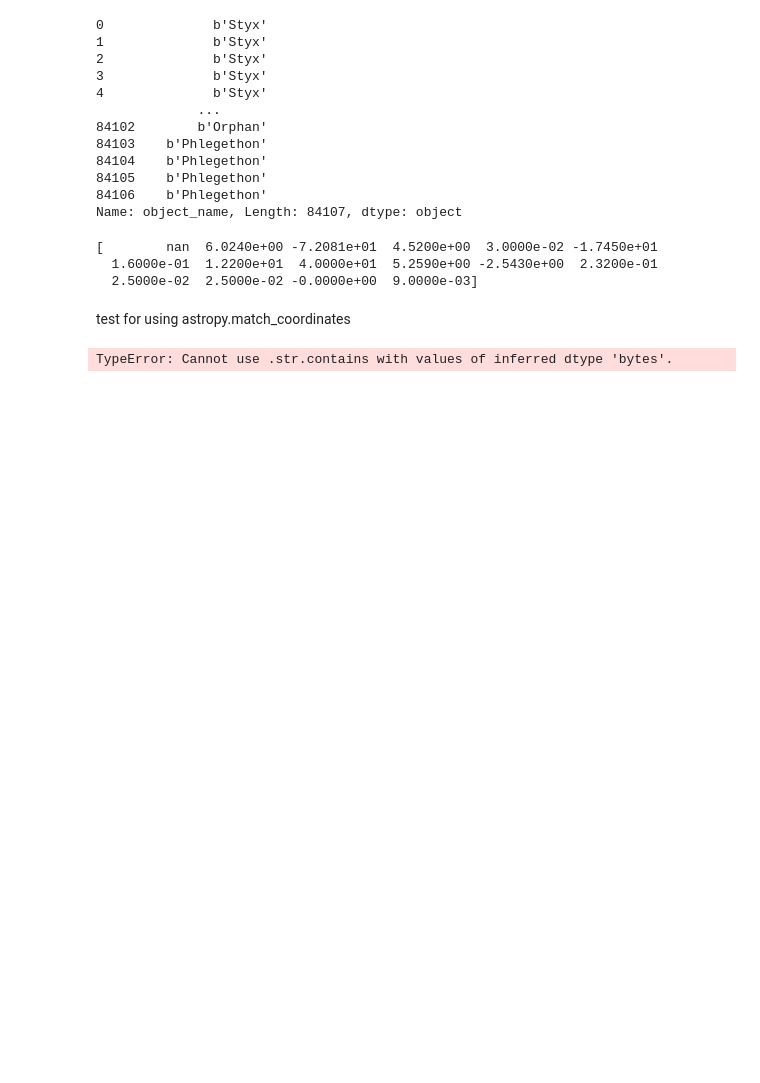
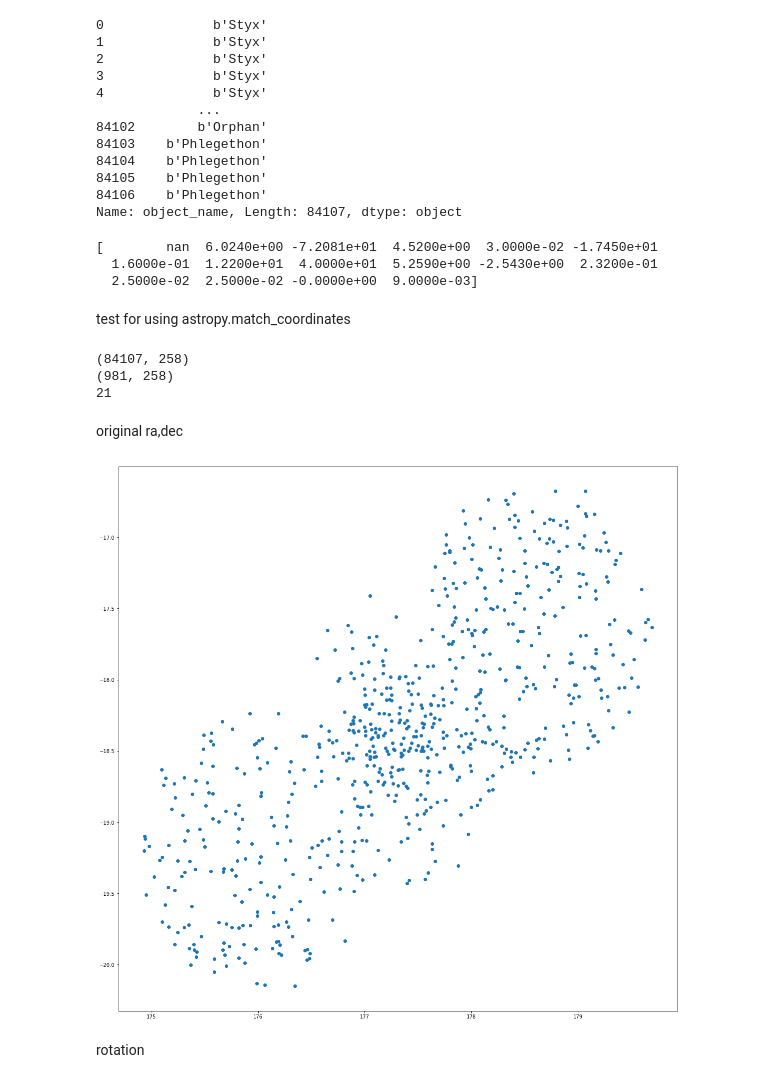
Before and after one commit to Yichengwang1999/Master_project_stellar_stream, a Jupyter notebook: cluster_finder.ipynb, the cells around one changed output. Cells and saved outputs as stored; diff of their text form; code cells hidden in the pictures; blank space fills up the shorter version.

```diff
--- a/cluster_finder.ipynb
+++ b/cluster_finder.ipynb
@@ -16,8 +17,8 @@ import numexpr
 # %%
 #import s5 data
-s5 = fits.open('s5cat_dr3_2.fits')
-data = np.array(s5[1].data)
-df = pd.DataFrame(data).reset_index(drop=True)
+hdul = fits.open('s5cat_dr3_2.fits')
+data = hdul[1].data
+df = pd.DataFrame(np.array(data).byteswap().newbyteorder()).reset_index(drop=True)
 print(df['object_name'])
 # %% [output]
 0              b'Styx'
@@ -138,23 +61,44 @@ cluster_candidate= [
 # %% [markdown]
 test for using astropy.match_coordinates
 # %%
-cluster_name = 'NGC1904'
+name = 'Crater2'
+cluster_name =[name]
+df = pd.DataFrame(np.array(data).byteswap().newbyteorder()).reset_index(drop=True)
+df['object_name']=df['object_name'].str.decode('utf-8').fillna(df['object_name'])
 
+print(df.shape)
+for count,stream in enumerate(cluster_name):
 
-field = df[df['object_name'].str.contains(cluster_name)]
+    stars = df[df['object_name'].str.contains(stream)]
+    print(stars.shape)
+    stars = stars[stars['vel_calib']>-500]
+    stars = stars[stars['vel_calib']<500]
+    stars = stars[stars['feh50']<-1]
+    #bug found. no selections should be done to this
+    #streams = field[field['priority']>8].reset_index(drop=True)
 
-"""
-streams = field[field['priority']>8].reset_index(drop=True)
+    if len(stars['ra'])>0:
 
-count_plots = 0
-if len(streams['ra'])>0:
+        original_ra = np.array(stars['ra'])
+        original_dec = np.array(stars['dec'])
 
-    original_ra = np.array(streams['ra'])
-    original_dec = np.array(streams['dec'])
+c = SkyCoord(ra=original_ra*u.degree, dec=original_dec*u.degree)
+catalog = SkyCoord(ra=clusters[:,1]*u.degree, dec=clusters[:,2]*u.degree)
+idx, d2d, d3d = c.match_to_catalog_sky(catalog)
 
-c = SkyCoord(ra=original_ra*u.degree, dec = original_dec*u.degree)
-catalog = SkyCoord(ra=clusters[:,1] , dec=clusters[:,2] )
-idx = c.match_to_catalog_sky(c.frame,catalog.frame)
-"""
+print(stats.mode(idx)[0][0])
 # %% [output]
-TypeError: Cannot use .str.contains with values of inferred dtype 'bytes'.
+(84107, 258)
+(981, 258)
+21
+# %% [markdown]
+original ra,dec
+# %%
+import seaborn as sns
+plt.figure(figsize=(20,20))
+plt.scatter(original_ra, original_dec)
+plt.show()
+# %% [output]
+[figure, added]
+# %% [markdown]
+rotation
```
Also changed, not shown: parts of 6 cells of this notebook.
